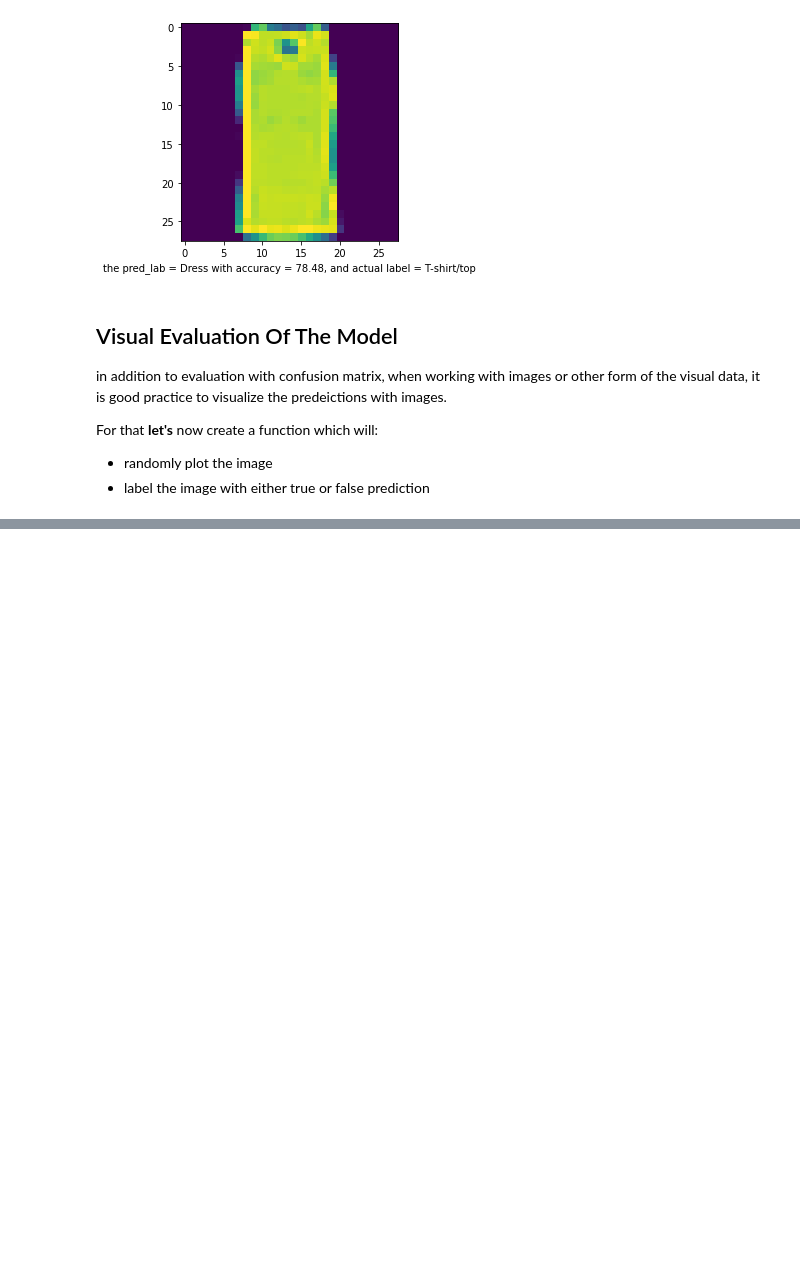
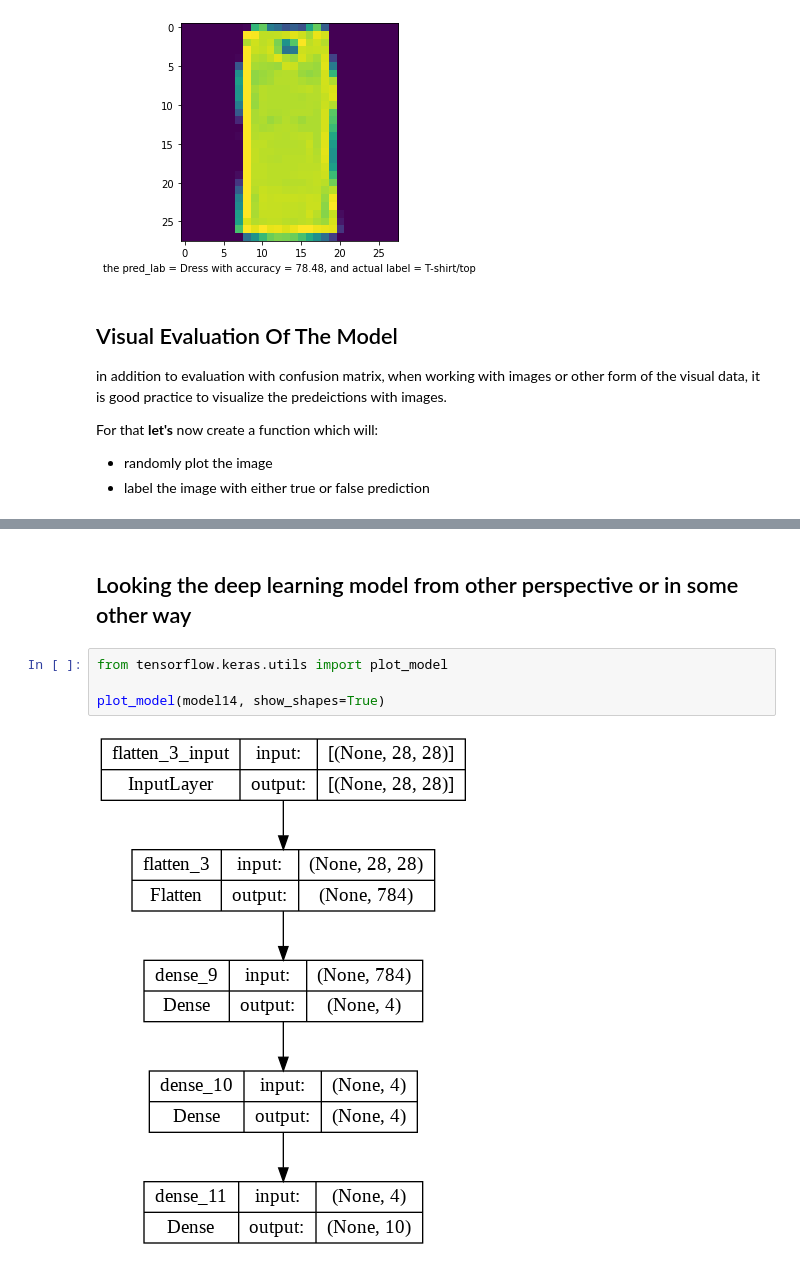
Before and after one commit to Wasim-Zaman/deep_learning_with_tensorflow, a Jupyter notebook: Neural_Network_Classification_With_TensorFlow.ipynb, the cells around one changed output, grey strips where cells are left out. Saved outputs shown, nothing was run; the diff lists cells and outputs as text; blank space fills up the shorter version.

```diff
--- a/Neural_Network_Classification_With_TensorFlow.ipynb
+++ b/Neural_Network_Classification_With_TensorFlow.ipynb
@@ -1578,0 +1648,8 @@ plot_rand_image(model=model14, images=test_data,
+# %% [markdown]
+## Looking the deep learning model from other perspective or in some other way
+# %%
+from tensorflow.keras.utils import plot_model
+
+plot_model(model14, show_shapes=True)
+# %% [output]
+[figure, added]
```
Also changed, not shown: parts of 11 cells of this notebook.
